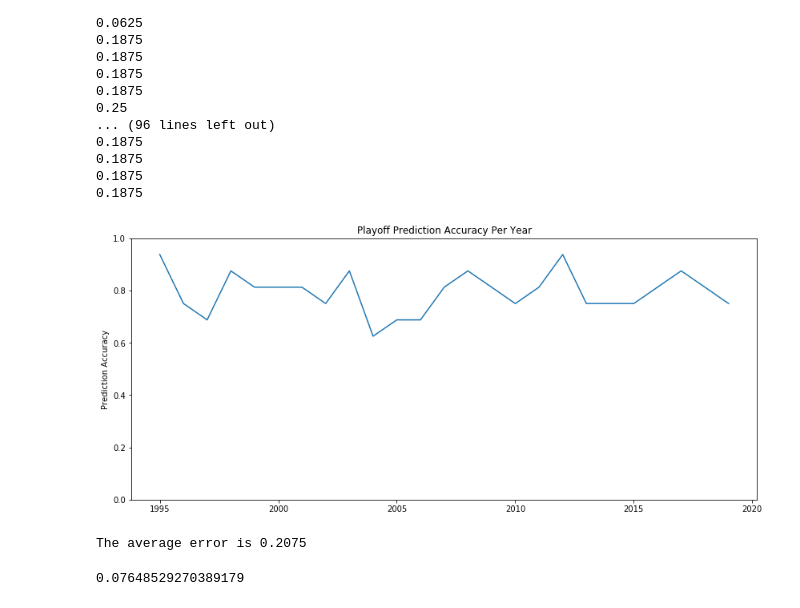
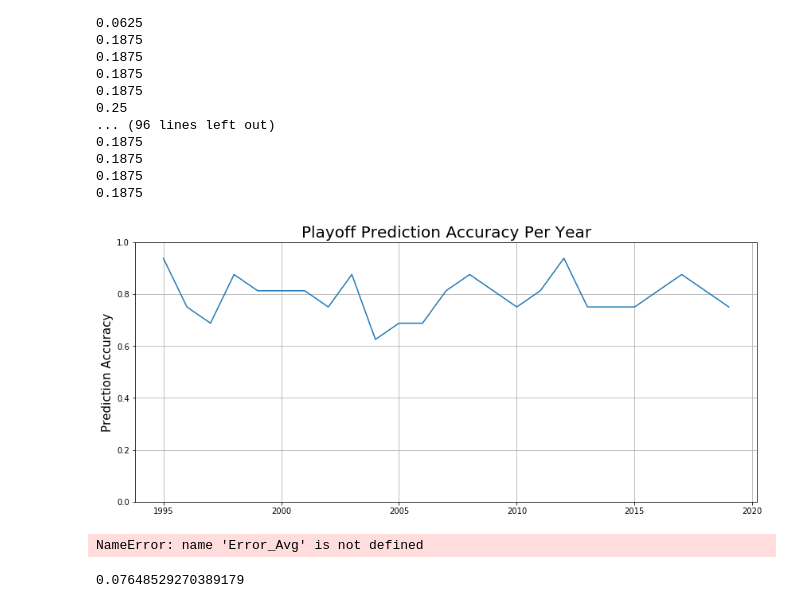
Before and after one commit to RM817/NBA-Playoff-Birth-Predicition-Model, a Jupyter notebook: Capstone1_Data2_Weighted.ipynb, the cells around one changed output. Saved outputs shown, nothing was run; the diff lists cells and outputs as text; code cells hidden in the pictures.

```diff
--- a/Capstone1_Data2_Weighted.ipynb
+++ b/Capstone1_Data2_Weighted.ipynb
@@ -4226,19 +4227,20 @@ Error_Avg = (Error19_5 + Error18_5 + Error17_5 + Error16_5 + Error15_5 + Error14
 # %%
 x = list(range(1995,2020))
 y = [1-Error95_5,1-Error96_5,1-Error97_5,1-Error98_5,1-Error99_5,1-Error00_5,1-Error01_5,1-Error02_5,1-Error03_5,1-Error04_5,1-Error05_5,1-Error06_5,1-Error07_5,1-Error08_5,1-Error09_5,1-Error10_5,1-Error11_5,1-Error12_5,1-Error13_5,1-Error14_5,1-Error15_5,1-Error16_5,1-Error17_5,1-Error18_5,1-Error19_5]
 fig = plt.figure(figsize = (14,6))
 plt.plot(x,y)
 plt.ylim(0, 1)
-plt.ylabel('Prediction Accuracy')
-plt.title('Playoff Prediction Accuracy Per Year')
+plt.ylabel('Prediction Accuracy',fontdict={'size' : 15})
+plt.title('Playoff Prediction Accuracy Per Year',fontdict={'size' : 20})
+plt.grid(True)
 plt.savefig('ACC_Year.png')
 
 
 plt.show()
 print('The average error is {}'.format(Error_Avg))
 # %% [output]
-[figure, old version]
+[figure, new version]
-The average error is 0.2075
+NameError: name 'Error_Avg' is not defined
 # %%
 np.std(y)
 # %% [output]
```
Also changed, not shown: parts of 2 cells of this notebook, 7 other files.
